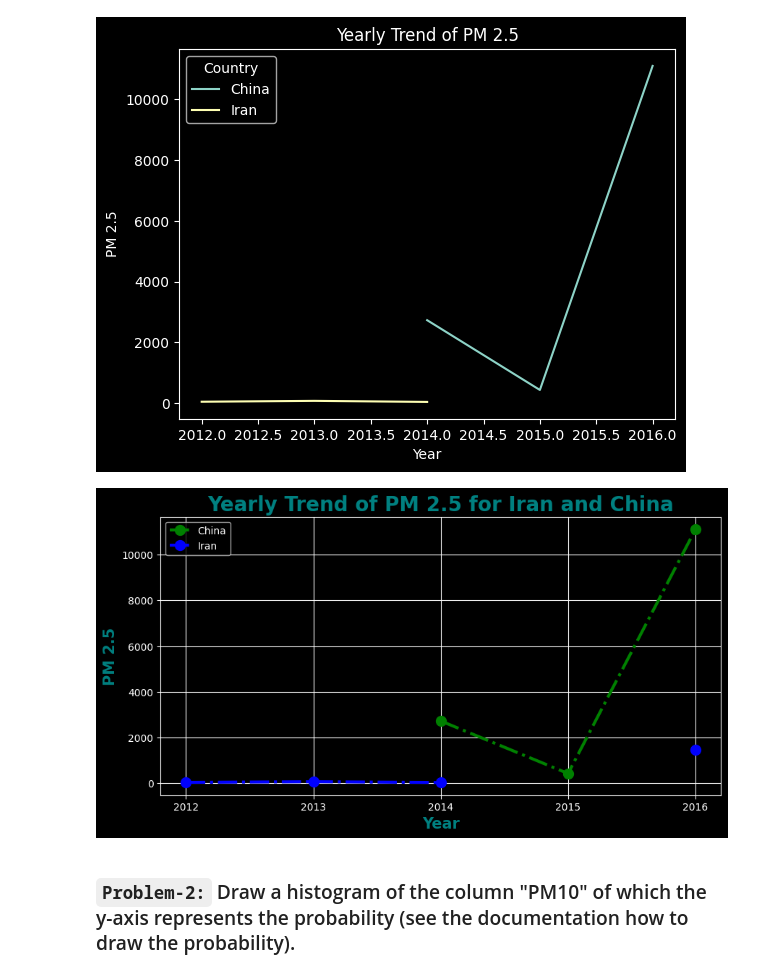
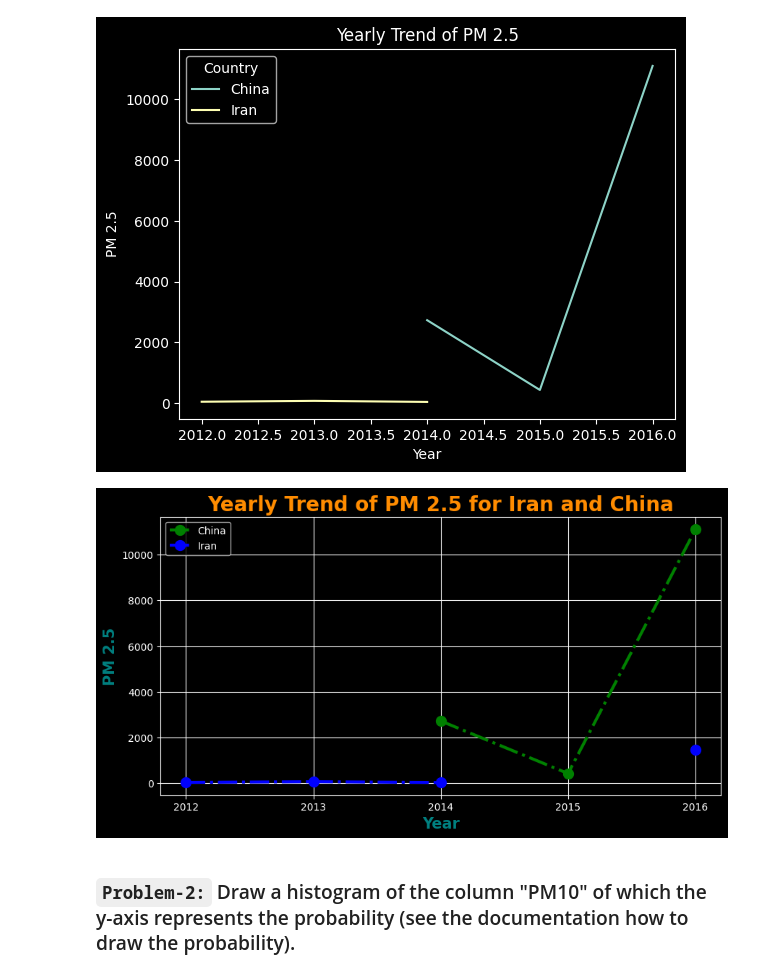
Before and after one commit to rishabhk1501/Data-Analytics-Tasks, a Jupyter notebook: session_23_task_soln.ipynb, the cells around one changed output. Saved outputs shown, nothing was run; the diff lists cells and outputs as text; code cells hidden in the pictures.

```diff
--- a/session_23_task_soln.ipynb
+++ b/session_23_task_soln.ipynb
@@ -62,20 +62,20 @@ temp.plot(kind='line',x='Year',y=['China','Iran'],title='Yearly Trend of PM 2.5'
 # %%
 # Using Matplotlib
 
 plt.figure(figsize=(10,5))
 plt.plot(temp['China'],color='green',linestyle='dashdot',linewidth=3,label='China',marker='o',markersize=10)
 plt.plot(temp['Iran'],color='blue',linestyle='dashdot',linewidth=3,label='Iran',marker='o',markersize=10)
 
 plt.xlabel('Year',fontdict={'fontsize':15,'weight': 'bold','color': '#008080'})
 plt.ylabel('PM 2.5',fontdict={'fontsize':15,'weight': 'bold','color': '#008080'})
-plt.title('Yearly Trend of PM 2.5 for Iran and China',fontdict={'fontsize':20,'weight': 'bold','color': '#008080'})
+plt.title('Yearly Trend of PM 2.5 for Iran and China',fontdict={'fontsize':20,'weight': 'bold','color': '#FF8C00'})
 plt.xticks(np.arange(temp.shape[0]),temp['Year'].unique())
 plt.legend()
 
 plt.grid()
 plt.show()
 # %% [output]
-[figure, old version]
+[figure, new version]
 # %% [markdown]
 ### **`Problem-2:`** Draw a histogram of the  column "PM10" of which the y-axis represents the probability (see the documentation how to draw the probability).
 # %%
```
Also changed, not shown: parts of 6 cells of this notebook.
